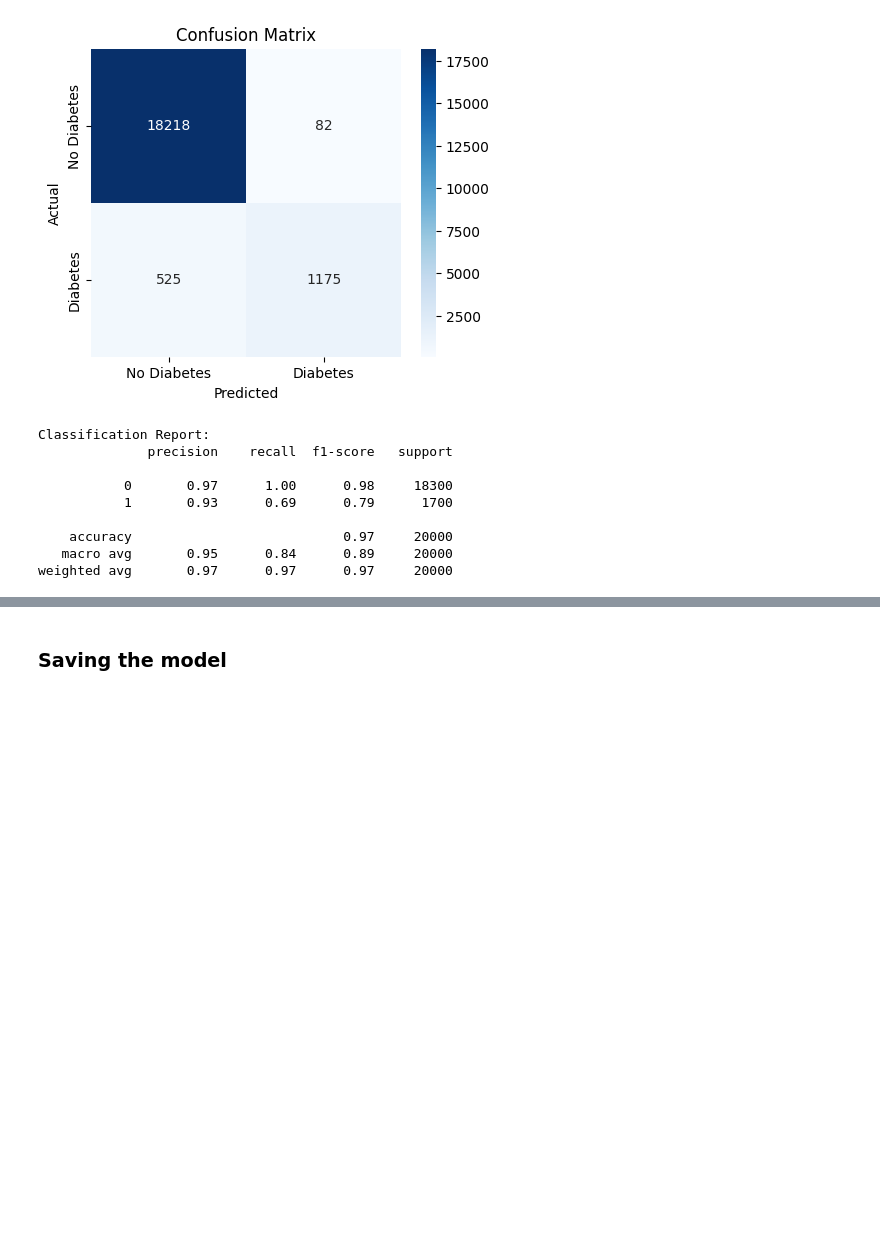
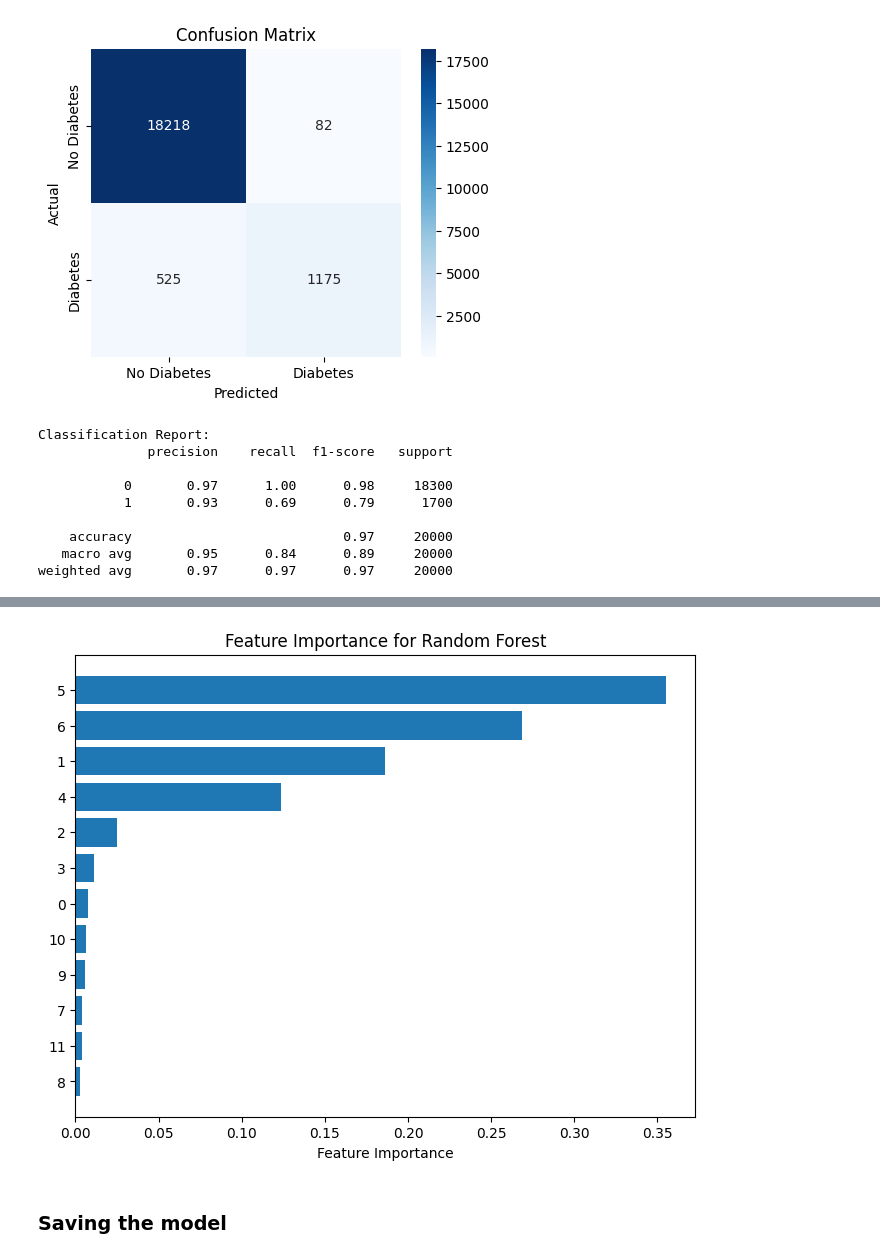
Before and after one commit to cgyireh1/Summative-assignment---MLOP, a Jupyter notebook: notebook/diabetes_prediction.ipynb, the cells around one changed output, grey strips where cells are left out. Cells and saved outputs as stored; diff of their text form; code cells hidden in the pictures; blank space fills up the shorter version.

```diff
--- a/notebook/diabetes_prediction.ipynb
+++ b/notebook/diabetes_prediction.ipynb
@@ -276,3 +292,15 @@ weighted avg       0.97      0.97      0.97     20000
+# %%
+# Feature importance plot
+feature_importance = rf_model.feature_importances_
+features = X_test.columns
+sorted_idx = np.argsort(feature_importance)
+plt.figure(figsize=(8, 6))
+plt.barh(features[sorted_idx], feature_importance[sorted_idx], align='center')
+plt.xlabel('Feature Importance')
+plt.title('Feature Importance for Random Forest')
+plt.show()
+# %% [output]
+[figure, added]
 # %% [markdown]
 ### Saving the model
 # %%
```
Also changed, not shown: parts of 3 cells of this notebook, 6 other files.
